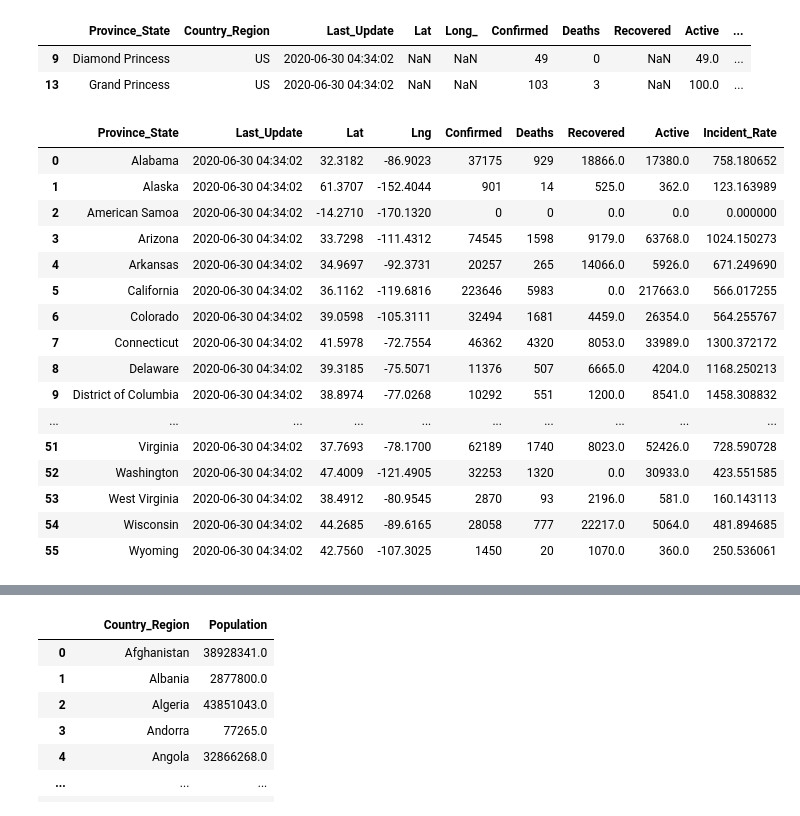
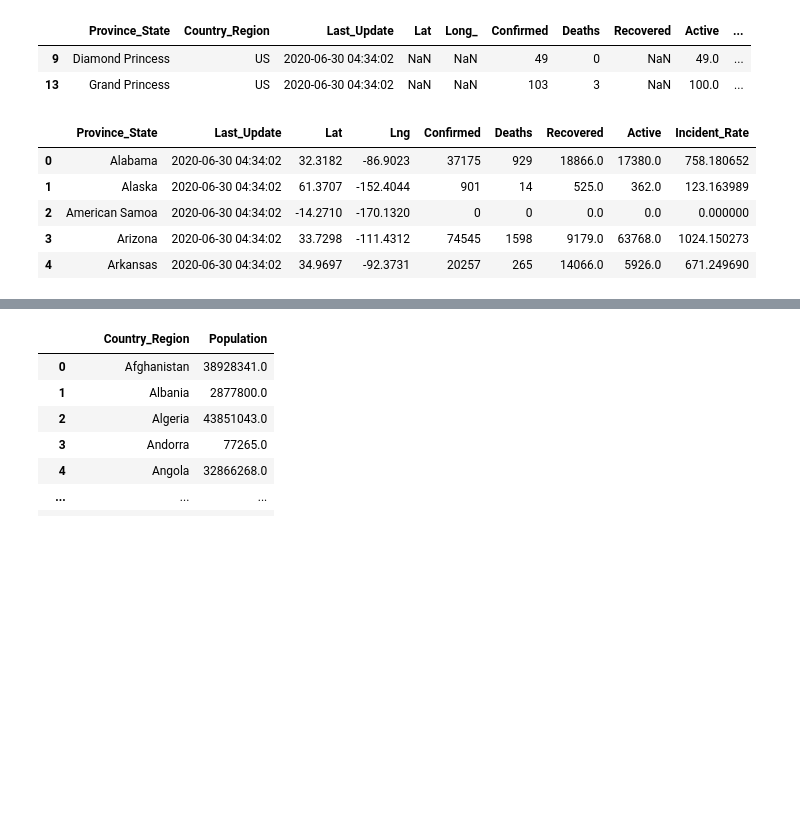
Before and after one commit to phuphan626/Group-4-Project-1, a Jupyter notebook: analysis/Covid-19-analysis.ipynb, the cells around one changed output, grey strips where cells are left out. Cells and saved outputs as stored; diff of their text form; code cells hidden in the pictures; blank space fills up the shorter version.

```diff
--- a/analysis/Covid-19-analysis.ipynb
+++ b/analysis/Covid-19-analysis.ipynb
@@ -52,42 +46,31 @@ unused_rows
 # %%
 # Drop the 9th and 13th rows and some extra columns what would not be used, such as:
 # Country_Region,Last_Update,FIPS,People_Tested,People_Hospitalized,Morality_rate, and last 4 columns.
 cleaned_us_dataset=us_dataset.drop(us_dataset.index[[9,13]])
 
 # Drop unused columns:
 cleaned_us_dataset=cleaned_us_dataset[['Province_State','Last_Update','Lat','Long_','Confirmed','Deaths','Recovered','Active','Incident_Rate']]
 cleaned_us_dataset=cleaned_us_dataset.reset_index()
 
 # Delete the old index column
 del cleaned_us_dataset['index']
 
 # Fill the NaN cells with 0
 cleaned_us_dataset=cleaned_us_dataset.fillna(0)
 
 # Rename the Long_ column, so the df will have cleaner look
 cleaned_us_dataset=cleaned_us_dataset.rename(columns={
     'Long_':'Lng'
 })
 
 # Display the cleaned up dataset for US
-cleaned_us_dataset
+cleaned_us_dataset.head()
 # %% [output]
 |  | Province_State | Last_Update | Lat | Lng | Confirmed | Deaths | Recovered | Active | Incident_Rate |
 | 0 | Alabama | 2020-06-30 04:34:02 | 32.3182 | -86.9023 | 37175 | 929 | 18866.0 | 17380.0 | 758.180652 |
 | 1 | Alaska | 2020-06-30 04:34:02 | 61.3707 | -152.4044 | 901 | 14 | 525.0 | 362.0 | 123.163989 |
 | 2 | American Samoa | 2020-06-30 04:34:02 | -14.2710 | -170.1320 | 0 | 0 | 0.0 | 0.0 | 0.000000 |
 | 3 | Arizona | 2020-06-30 04:34:02 | 33.7298 | -111.4312 | 74545 | 1598 | 9179.0 | 63768.0 | 1024.150273 |
 | 4 | Arkansas | 2020-06-30 04:34:02 | 34.9697 | -92.3731 | 20257 | 265 | 14066.0 | 5926.0 | 671.249690 |
-| 5 | California | 2020-06-30 04:34:02 | 36.1162 | -119.6816 | 223646 | 5983 | 0.0 | 217663.0 | 566.017255 |
-| 6 | Colorado | 2020-06-30 04:34:02 | 39.0598 | -105.3111 | 32494 | 1681 | 4459.0 | 26354.0 | 564.255767 |
-| 7 | Connecticut | 2020-06-30 04:34:02 | 41.5978 | -72.7554 | 46362 | 4320 | 8053.0 | 33989.0 | 1300.372172 |
-| 8 | Delaware | 2020-06-30 04:34:02 | 39.3185 | -75.5071 | 11376 | 507 | 6665.0 | 4204.0 | 1168.250213 |
-| 9 | District of Columbia | 2020-06-30 04:34:02 | 38.8974 | -77.0268 | 10292 | 551 | 1200.0 | 8541.0 | 1458.308832 |
-| ... | ... | ... | ... | ... | ... | ... | ... | ... | ... |
-| 51 | Virginia | 2020-06-30 04:34:02 | 37.7693 | -78.1700 | 62189 | 1740 | 8023.0 | 52426.0 | 728.590728 |
-| 52 | Washington | 2020-06-30 04:34:02 | 47.4009 | -121.4905 | 32253 | 1320 | 0.0 | 30933.0 | 423.551585 |
-| 53 | West Virginia | 2020-06-30 04:34:02 | 38.4912 | -80.9545 | 2870 | 93 | 2196.0 | 581.0 | 160.143113 |
-| 54 | Wisconsin | 2020-06-30 04:34:02 | 44.2685 | -89.6165 | 28058 | 777 | 22217.0 | 5064.0 | 481.894685 |
-| 55 | Wyoming | 2020-06-30 04:34:02 | 42.7560 | -107.3025 | 1450 | 20 | 1070.0 | 360.0 | 250.536061 |
 # %%
 # Display the Global dataset, also the population dataset,
```
Also changed, not shown: parts of 9 cells of this notebook.
